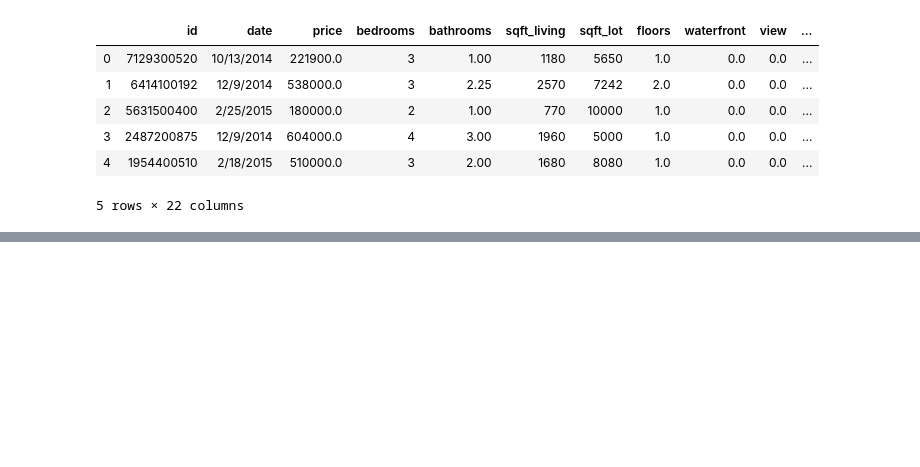
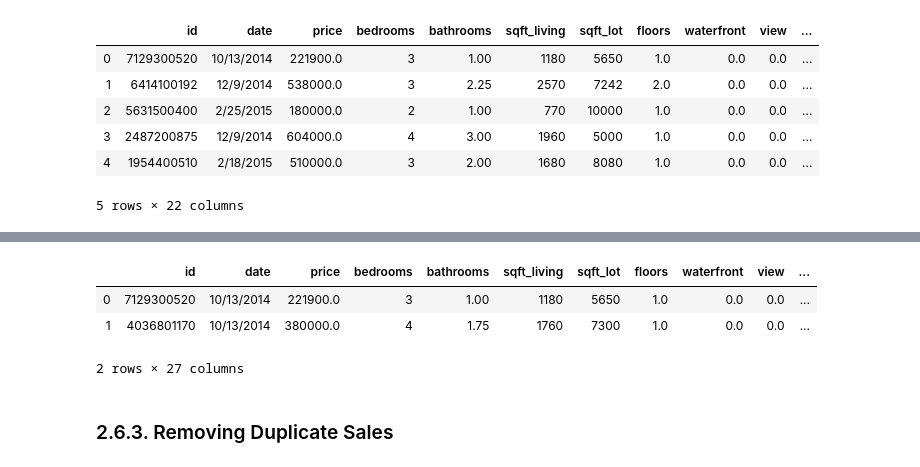
Before and after one commit to petehumphries/housing_project, a Jupyter notebook: project_1_final_RM.ipynb, the cells around one changed output, grey strips where cells are left out. Saved outputs shown, nothing was run; the diff lists cells and outputs as text; code cells hidden in the pictures; blank space fills up the shorter version.

```diff
--- a/project_1_final_RM.ipynb
+++ b/project_1_final_RM.ipynb
@@ -388,0 +513,2 @@ df.head()
+# %%
+df['price_dec_15'] = round(df['price']*df['Compounding'],2)
@@ -388,0 +527,11 @@ df.head()
+# %%
+df['price_dec_19']= round(df['price_dec_15'] * price_growth_2016_2019, 2)
+# %%
+df.head(2)
+# %% [output]
+|  | id | date | price | bedrooms | bathrooms | sqft_living | sqft_lot | floors | waterfront | view | ... |
+| 0 | 7129300520 | 10/13/2014 | 221900.0 | 3 | 1.00 | 1180 | 5650 | 1.0 | 0.0 | 0.0 | ... |
+| 1 | 4036801170 | 10/13/2014 | 380000.0 | 4 | 1.75 | 1760 | 7300 | 1.0 | 0.0 | 0.0 | ... |
+2 rows × 27 columns
+# %% [markdown]
+### 2.6.3. Removing Duplicate Sales
```
Also changed, not shown: parts of 32 cells of this notebook.
